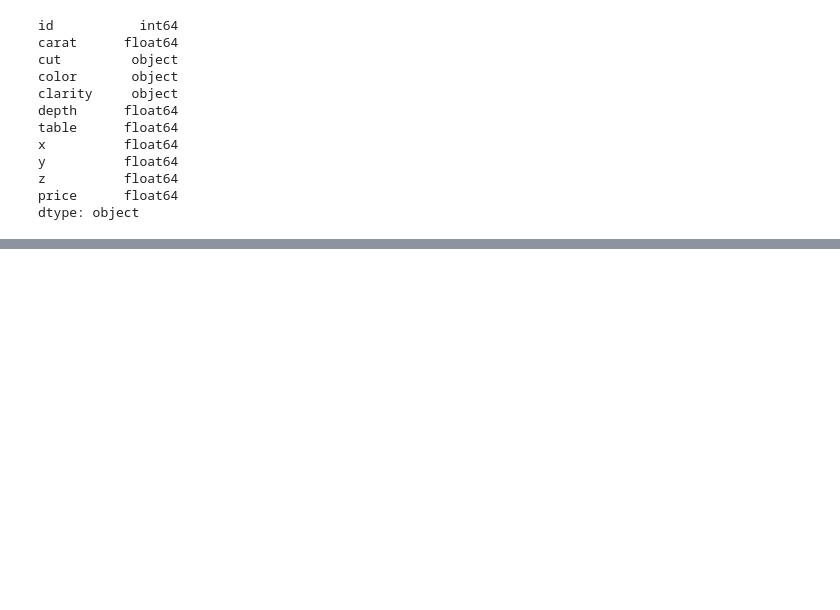
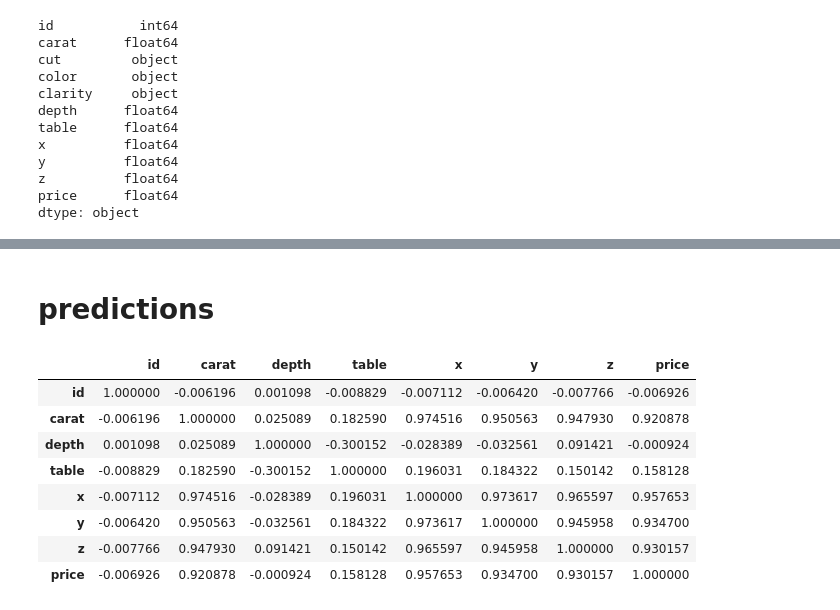
Before and after one commit to santhart97/Kaggle-Comp, a Jupyter notebook: Cleaning.ipynb, the cells around one changed output, grey strips where cells are left out. Saved outputs shown, nothing was run; the diff lists cells and outputs as text; code cells hidden in the pictures; blank space fills up the shorter version.

```diff
--- a/Cleaning.ipynb
+++ b/Cleaning.ipynb
@@ -38,0 +101,15 @@ dtype: object
+# %% [markdown]
+# predictions
+# %%
+train_df_corr = train_df.corr()
+train_df_corr
+# %% [output]
+|  | id | carat | depth | table | x | y | z | price |
+| id | 1.000000 | -0.006196 | 0.001098 | -0.008829 | -0.007112 | -0.006420 | -0.007766 | -0.006926 |
+| carat | -0.006196 | 1.000000 | 0.025089 | 0.182590 | 0.974516 | 0.950563 | 0.947930 | 0.920878 |
+| depth | 0.001098 | 0.025089 | 1.000000 | -0.300152 | -0.028389 | -0.032561 | 0.091421 | -0.000924 |
+| table | -0.008829 | 0.182590 | -0.300152 | 1.000000 | 0.196031 | 0.184322 | 0.150142 | 0.158128 |
+| x | -0.007112 | 0.974516 | -0.028389 | 0.196031 | 1.000000 | 0.973617 | 0.965597 | 0.957653 |
+| y | -0.006420 | 0.950563 | -0.032561 | 0.184322 | 0.973617 | 1.000000 | 0.945958 | 0.934700 |
+| z | -0.007766 | 0.947930 | 0.091421 | 0.150142 | 0.965597 | 0.945958 | 1.000000 | 0.930157 |
+| price | -0.006926 | 0.920878 | -0.000924 | 0.158128 | 0.957653 | 0.934700 | 0.930157 | 1.000000 |
```
Also changed, not shown: parts of 44 cells of this notebook, 1 other file.
